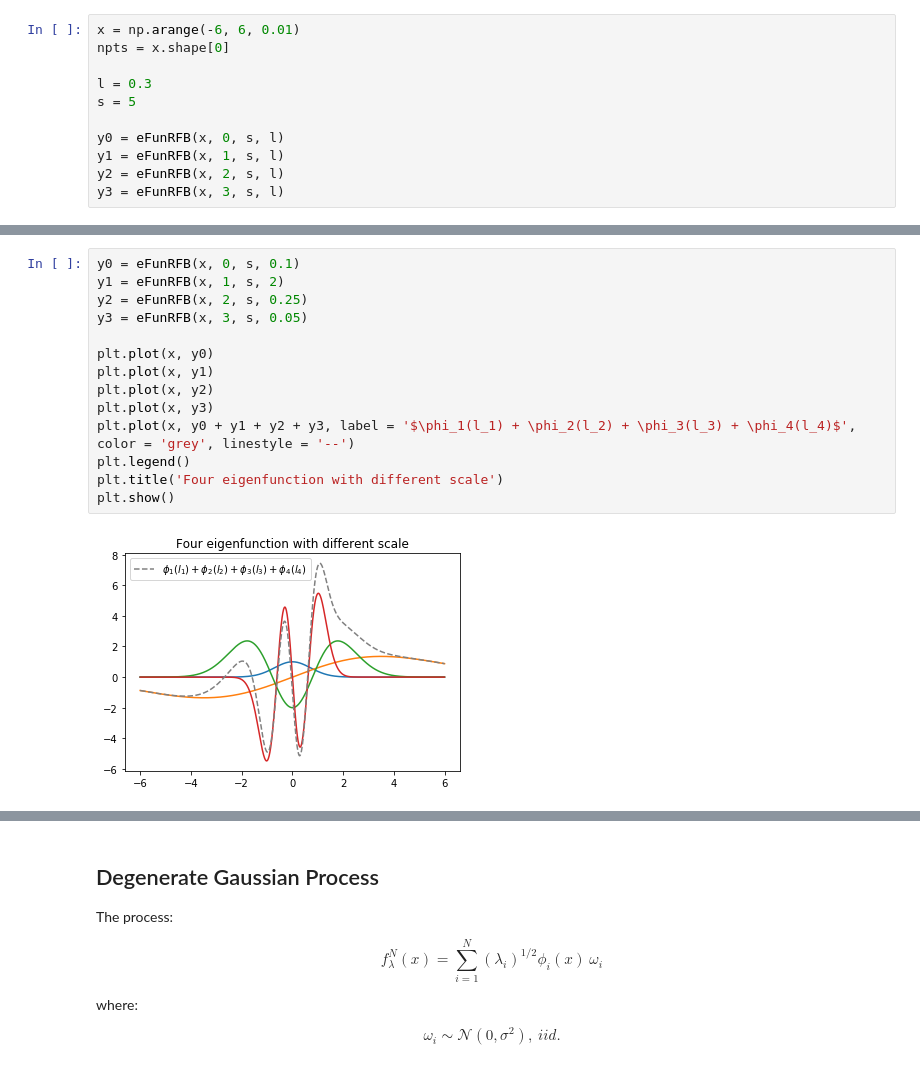
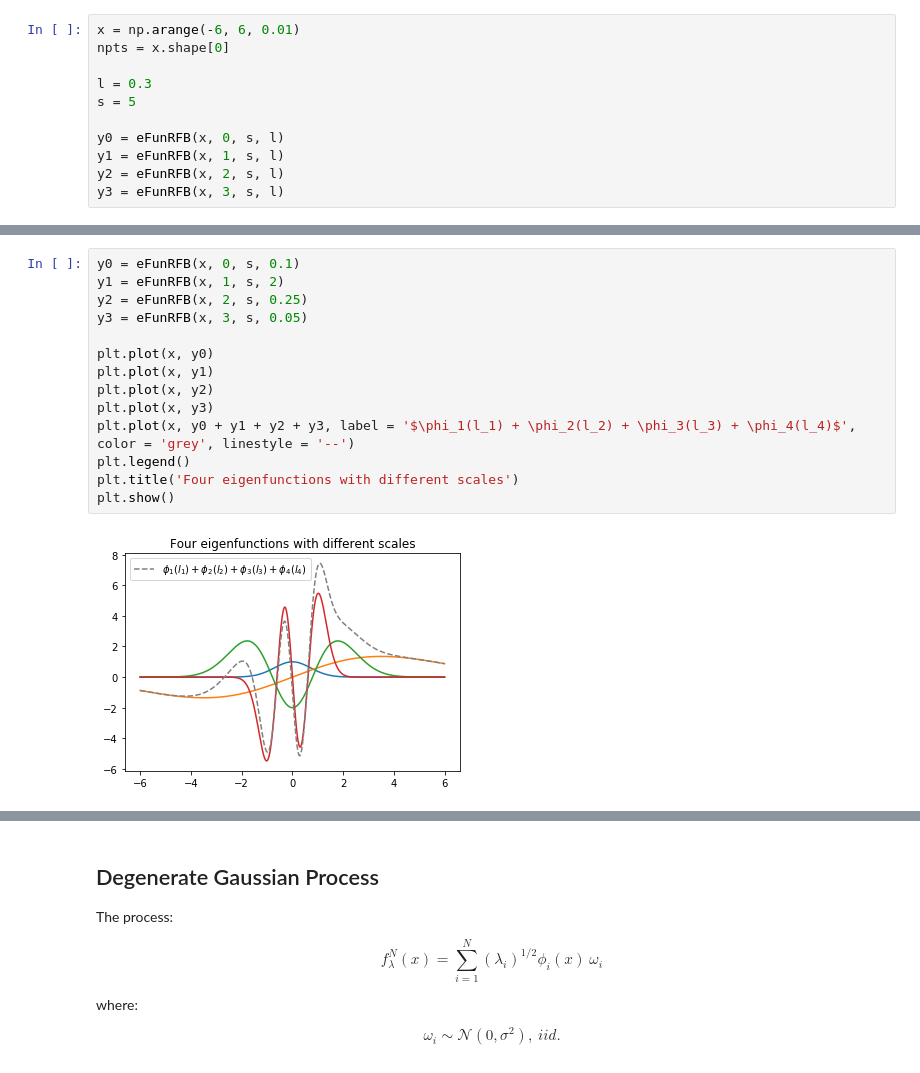
Before and after one commit to notblank/Gaussian-Processes, a Jupyter notebook: Spectral densities and kernels.ipynb, the cells around one changed output, grey strips where cells are left out. Cells and saved outputs as stored; diff of their text form.

```diff
--- a/Spectral densities and kernels.ipynb
+++ b/Spectral densities and kernels.ipynb
@@ -95,19 +92,19 @@ plt.show()
 # %%
 y0 = eFunRFB(x, 0, s, 0.1)
 y1 = eFunRFB(x, 1, s, 2)
 y2 = eFunRFB(x, 2, s, 0.25)
 y3 = eFunRFB(x, 3, s, 0.05)
 
 plt.plot(x, y0)
 plt.plot(x, y1)
 plt.plot(x, y2)
 plt.plot(x, y3)
 plt.plot(x, y0 + y1 + y2 + y3, label = '$\phi_1(l_1) + \phi_2(l_2) + \phi_3(l_3) + \phi_4(l_4)$', color = 'grey', linestyle = '--')
 plt.legend()
-plt.title('Four eigenfunction with different scale')
+plt.title('Four eigenfunctions with different scales')
 plt.show()
 # %% [output]
-[figure, old version]
+[figure, new version]
 # %%
 y0 = eFunRFB(x, 2, s, 0.5)
 y1 = eFunRFB(x, 2, s, 1)
```
Also changed, not shown: parts of 5 cells of this notebook.
